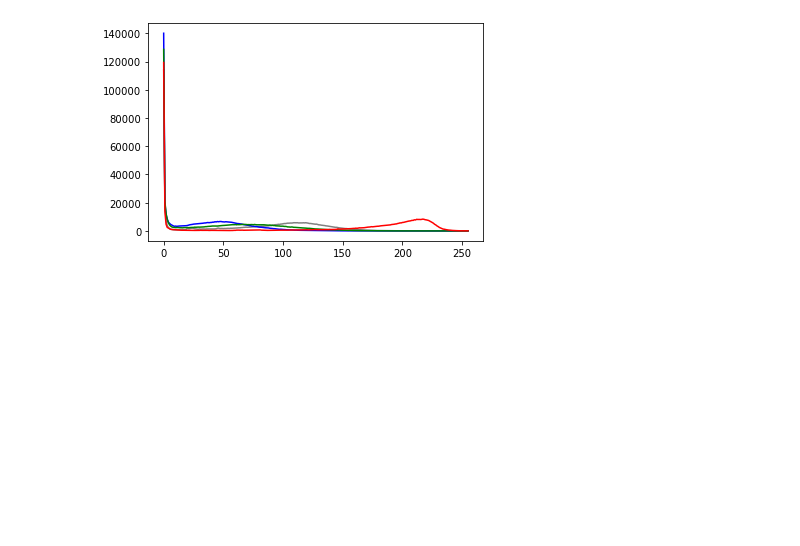
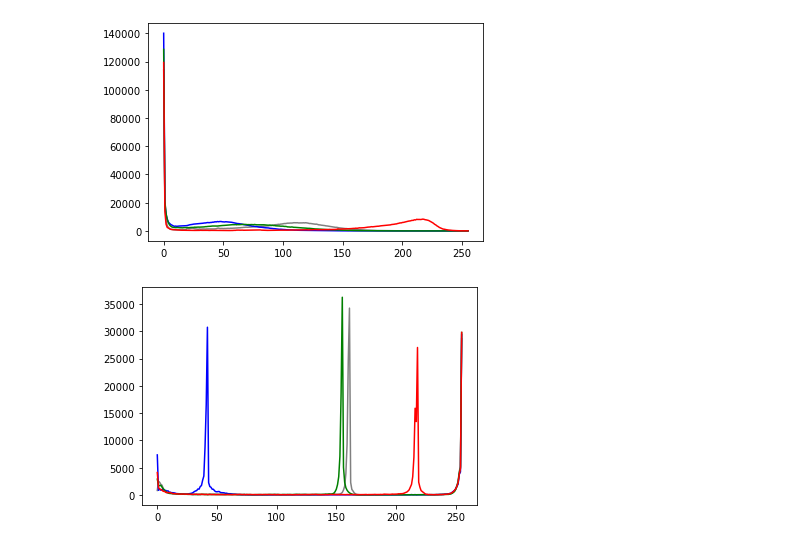
Before and after one commit to HoJin1014/KNU-BIGDATA-study, a Jupyter notebook: 2022.11.03/ex_lg.ipynb, the cells around one changed output. Drawn from its saved outputs; the diff is of its cells as text; code cells hidden in the pictures; blank space fills up the shorter version.

```diff
--- a/2022.11.03/ex_lg.ipynb
+++ b/2022.11.03/ex_lg.ipynb
@@ -53,17 +54,23 @@ cv2.imshow('unchange', unchange)
 cv2.waitKey(0)
 cv2.destroyAllWindows()
 # %%
+# calcHist 함수
 ryan_img = cv2.imread('./ryan.JPG')
 ryan_gray = cv2.cvtColor(ryan_img, cv2.COLOR_BGR2GRAY)
 
 # 1채널 [0], 2채널 [0,1], 3채널 [0,1,2]
-histogram1 = cv2.calcHist([rose_gray], [0], None, [256], [0, 256])
+histogram1 = cv2.calcHist([ryan_gray], [0], None, [256], [0, 256])
 plt.plot(histogram1, color='gray')
 
-colors = ['b', 'g', 'r']
-rose_bgr_planes = cv2.split(rose_img)
+colors1 = ['b', 'g', 'r']
+ryan_bgr_planes = cv2.split(ryan_img)
 
-for (p, c) in zip(rose_bgr_planes, colors):
+for (p, c) in zip(ryan_bgr_planes, colors):
     hist = cv2.calcHist([p], [0], None, [256], [0, 256])
     plt.plot(hist, color=c)
 plt.show()
+# gray b, g, r 채널의 histogram을 확인할 수 있다.
+# zip: 길이가 같은 리스트 등의 요소를 묶어줌
+# cv2.split: 각 채널을 분리
+# %% [output]
+[figure, added]
```
Also changed, not shown: parts of 6 cells of this notebook.
